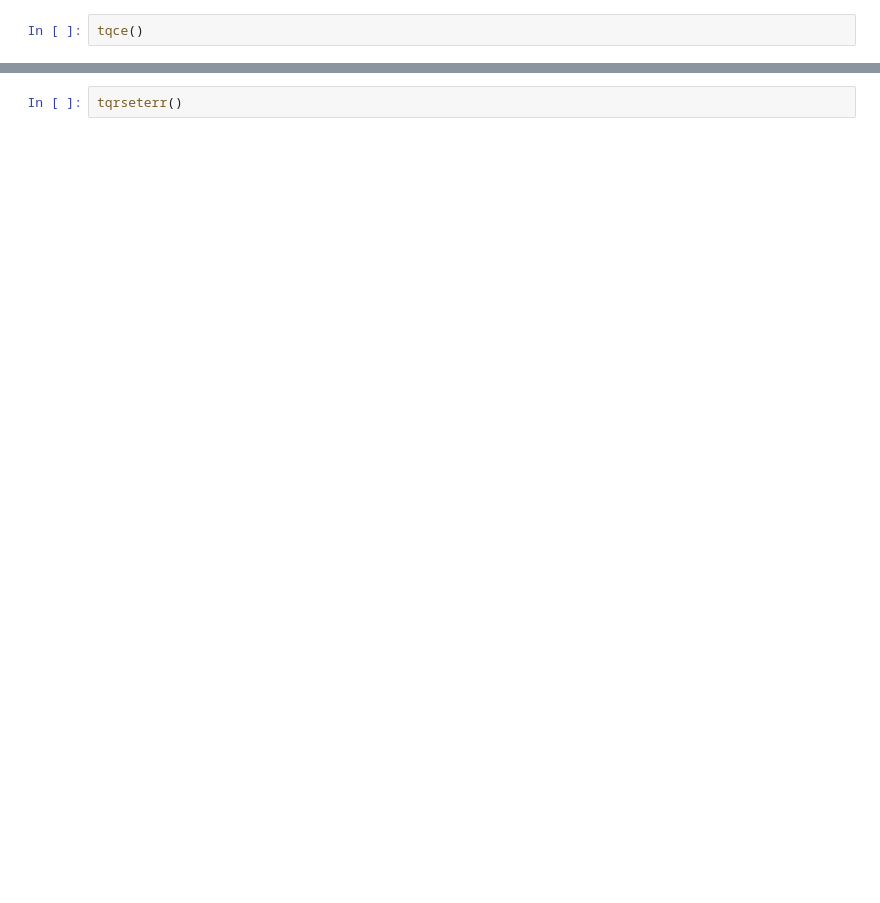
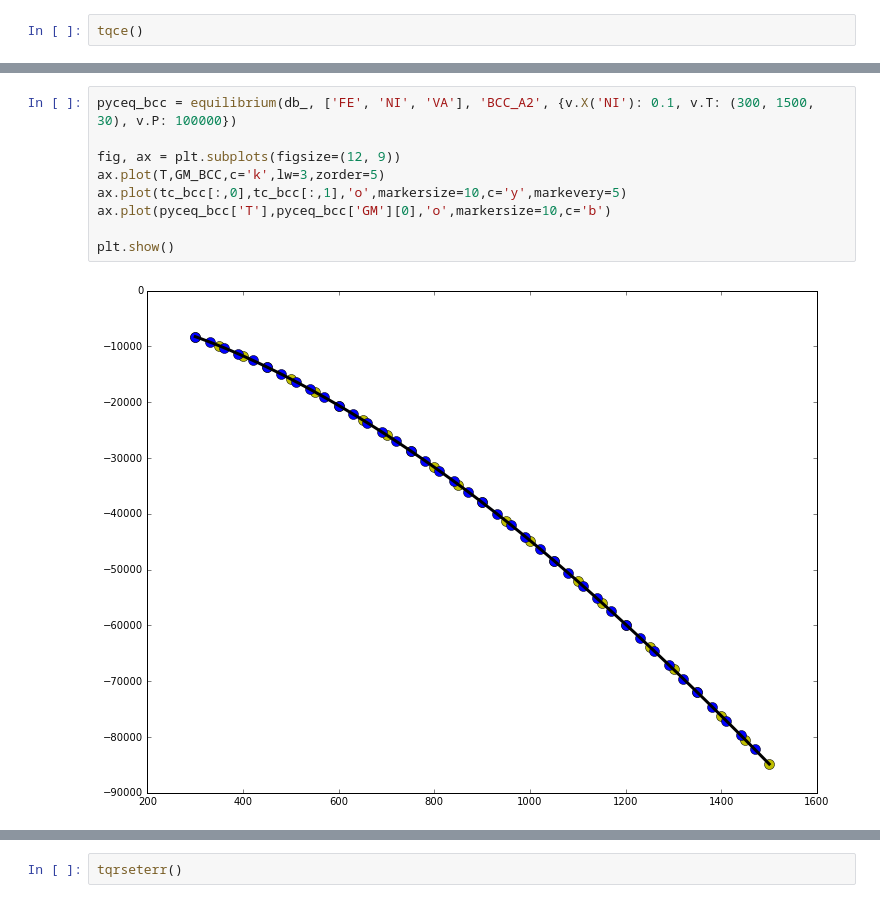
Before and after one commit to dpttw/pyopencalphad, a Jupyter notebook: OCpy_example.ipynb, the cells around one changed output, grey strips where cells are left out. Cells and saved outputs as stored; diff of their text form; blank space fills up the shorter version.

```diff
--- a/OCpy_example.ipynb
+++ b/OCpy_example.ipynb
@@ -123,0 +178,11 @@ plt.show()
+# %%
+pyceq_bcc = equilibrium(db_, ['FE', 'NI', 'VA'], 'BCC_A2', {v.X('NI'): 0.1, v.T: (300, 1500, 30), v.P: 100000})
+
+fig, ax = plt.subplots(figsize=(12, 9))
+ax.plot(T,GM_BCC,c='k',lw=3,zorder=5)
+ax.plot(tc_bcc[:,0],tc_bcc[:,1],'o',markersize=10,c='y',markevery=5)
+ax.plot(pyceq_bcc['T'],pyceq_bcc['GM'][0],'o',markersize=10,c='b')
+
+plt.show()
+# %% [output]
+[figure, added]
```
Also changed, not shown: parts of 31 cells of this notebook, 14 other files.
